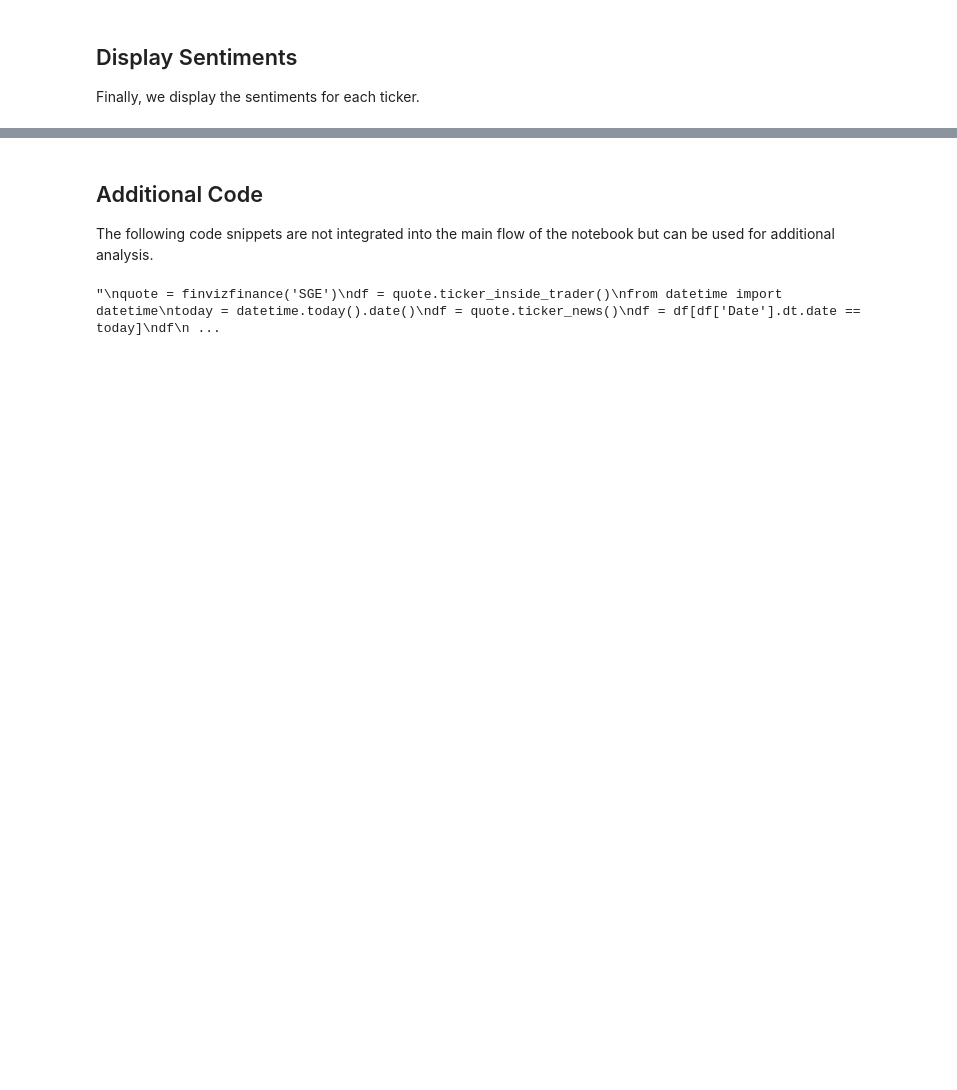
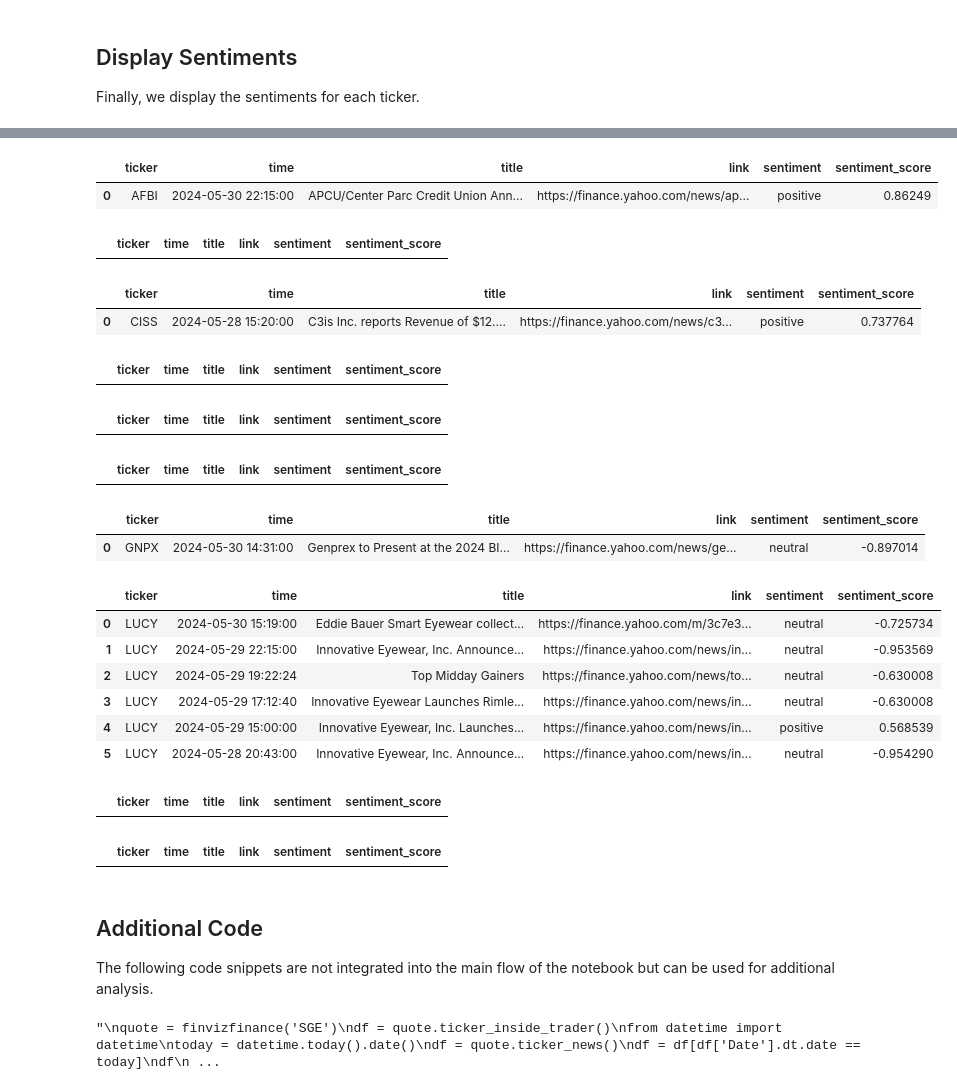
Before and after one commit to reioskr/stocksAI, a Jupyter notebook: Main.ipynb, the cells around one changed output, grey strips where cells are left out. Cells and saved outputs as stored; diff of their text form; code cells hidden in the pictures; blank space fills up the shorter version.

```diff
--- a/Main.ipynb
+++ b/Main.ipynb
@@ -154,7 +209,8 @@ def get_recent_ticker_news(ticker):
         times.append(datetime.fromtimestamp(dic['providerPublishTime']))        # Article publish time
         texts.append(extractor.extract(raw_html=response.content).cleaned_text) # Article text
 
-    news_df = pd.DataFrame({'time': times, 'title': titles, 'text': texts, 'link': links})
+    #news_df = pd.DataFrame({'ticker': ticker, 'time': times, 'title': titles, 'text': texts, 'link': links})
+    news_df = pd.DataFrame({'ticker': [ticker]*len(times), 'time': times, 'title': titles, 'text': texts, 'link': links})
 
     # Filter out news older than ""news_age_limit_in_days" days
     news_df = news_df[news_df['time'] > datetime.now() - timedelta(days=NEWS_AGE_LIMIT_IN_DAYS)]
@@ -232,15 +307,14 @@ We fetch the sentiments for each undervalued stock and generate a CSV file for e
 # %%
-undervalued = get_filtered_stocks()
 
-stocknews = []
-for ticker in undervalued:
+stocknews_list = []
+for ticker in list_undervalued_tickers:
     stocknews = get_recent_ticker_news(ticker)
     stocknews = get_ticker_news_sentiment(stocknews)
 
     if stocknews is not None:
-        #stocknews.append(stocknews)
-        generate_csv(stocknews,ticker)
+        stocknews_list.append(stocknews)
+        #generate_csv(stocknews,ticker)
     else:
         print(f'No news found for {ticker}')
-    print(f'{ticker} News sentiment analysis done, {len(undervalued) - undervalued.index(ticker) - 1} stock tickers left')
+    print(f'{ticker} News sentiment analysis done, {len(list_undervalued_tickers) - list_undervalued_tickers.index(ticker) - 1} stock tickers left')
 # %% [output]
@@ -351,3 +339,28 @@ for i in range(len(sentiments)):
+# %%
+
+for ticker in stocknews_list:
+    ticker = ticker.loc[:, ticker.columns != 'text']
+    display(ticker)
+# %% [output]
+|  | ticker | time | title | link | sentiment | sentiment_score |
+| 0 | AFBI | 2024-05-30 22:15:00 | APCU/Center Parc Credit Union Ann... | https://finance.yahoo.com/news/ap... | positive | 0.86249 |
+|  | ticker | time | title | link | sentiment | sentiment_score |
+|  | ticker | time | title | link | sentiment | sentiment_score |
+| 0 | CISS | 2024-05-28 15:20:00 | C3is Inc. reports Revenue of $12.... | https://finance.yahoo.com/news/c3... | positive | 0.737764 |
+|  | ticker | time | title | link | sentiment | sentiment_score |
+|  | ticker | time | title | link | sentiment | sentiment_score |
+|  | ticker | time | title | link | sentiment | sentiment_score |
+|  | ticker | time | title | link | sentiment | sentiment_score |
+| 0 | GNPX | 2024-05-30 14:31:00 | Genprex to Present at the 2024 BI... | https://finance.yahoo.com/news/ge... | neutral | -0.897014 |
+|  | ticker | time | title | link | sentiment | sentiment_score |
+| 0 | LUCY | 2024-05-30 15:19:00 | Eddie Bauer Smart Eyewear collect... | https://finance.yahoo.com/m/3c7e3... | neutral | -0.725734 |
+| 1 | LUCY | 2024-05-29 22:15:00 | Innovative Eyewear, Inc. Announce... | https://finance.yahoo.com/news/in... | neutral | -0.953569 |
+| 2 | LUCY | 2024-05-29 19:22:24 | Top Midday Gainers | https://finance.yahoo.com/news/to... | neutral | -0.630008 |
+| 3 | LUCY | 2024-05-29 17:12:40 | Innovative Eyewear Launches Rimle... | https://finance.yahoo.com/news/in... | neutral | -0.630008 |
+| 4 | LUCY | 2024-05-29 15:00:00 | Innovative Eyewear, Inc. Launches... | https://finance.yahoo.com/news/in... | positive | 0.568539 |
+| 5 | LUCY | 2024-05-28 20:43:00 | Innovative Eyewear, Inc. Announce... | https://finance.yahoo.com/news/in... | neutral | -0.954290 |
+|  | ticker | time | title | link | sentiment | sentiment_score |
+|  | ticker | time | title | link | sentiment | sentiment_score |
 # %% [markdown]
 
 
```
Also changed, not shown: parts of 6 cells of this notebook, 18 other files.
